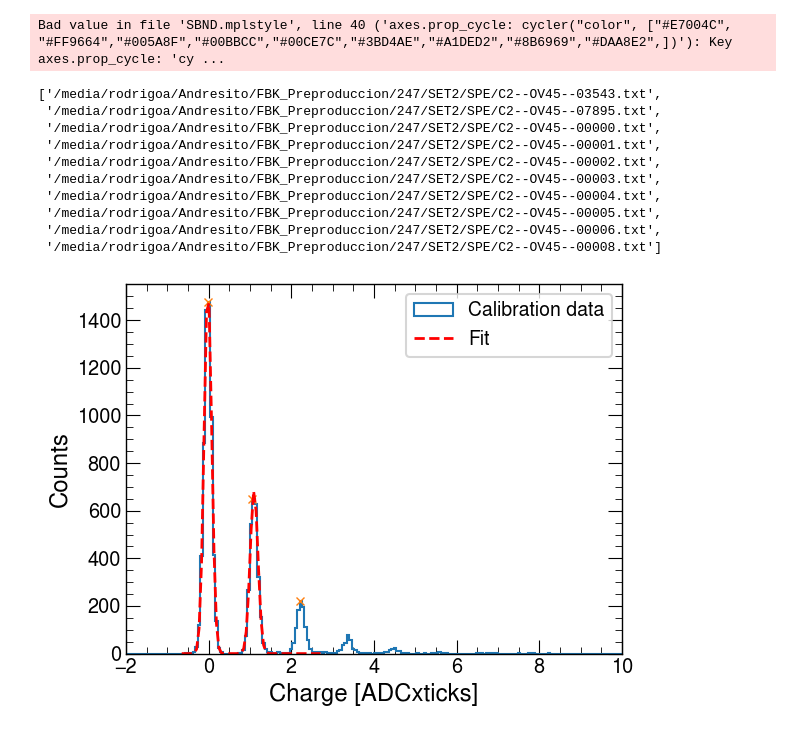
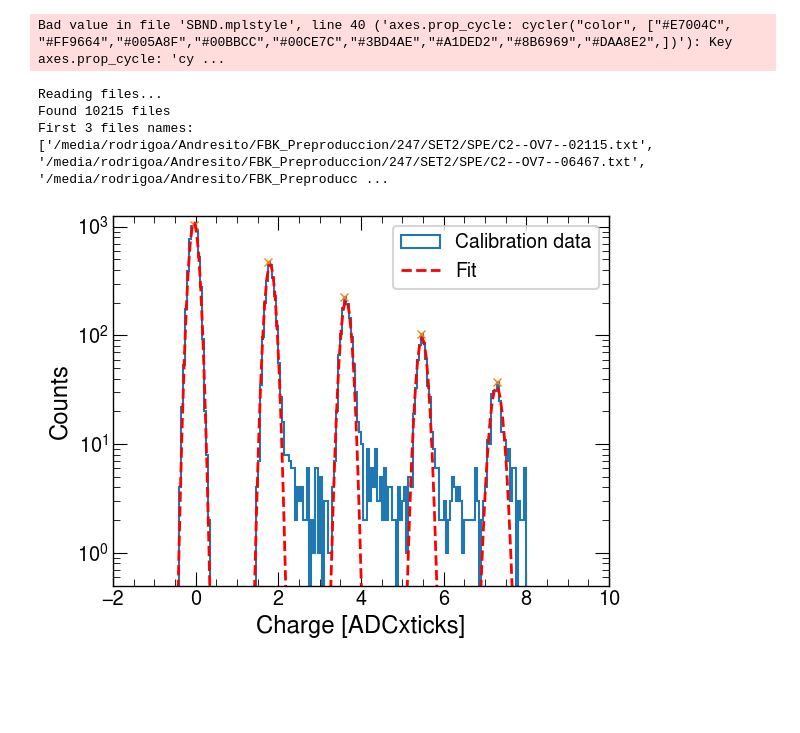
Before and after one commit to rodralva/DARK_CURRENT_FBK, a Jupyter notebook: test calib.ipynb, the cells around one changed output. Cells and saved outputs as stored; diff of their text form; code cells hidden in the pictures; blank space fills up the shorter version.

```diff
--- a/test calib.ipynb
+++ b/test calib.ipynb
@@ -9,25 +14,22 @@ plt.style.use('SBND.mplstyle')
 # %% [output]
 Bad value in file 'SBND.mplstyle', line 40 ('axes.prop_cycle: cycler("color", ["#E7004C", "#FF9664","#005A8F","#00BBCC","#00CE7C","#3BD4AE","#A1DED2","#8B6969","#DAA8E2",])'): Key axes.prop_cycle: 'cy ...
 # %%
-import glob
-DEBUG =False
 
-file_list = glob.glob('/media/rodrigoa/Andresito/FBK_Preproduccion/247/SET2/SPE/C2--OV45--**')
-
-file_list[:10]
+# file_list = glob.glob('/media/rodrigoa/Andresito/FBK_Preproduccion/247/SET2/SPE/C2--OV45--**')
-# %% [output]
-['/media/rodrigoa/Andresito/FBK_Preproduccion/247/SET2/SPE/C2--OV45--03543.txt',
- '/media/rodrigoa/Andresito/FBK_Preproduccion/247/SET2/SPE/C2--OV45--07895.txt',
- '/media/rodrigoa/Andresito/FBK_Preproduccion/247/SET2/SPE/C2--OV45--00000.txt',
- '/media/rodrigoa/Andresito/FBK_Preproduccion/247/SET2/SPE/C2--OV45--00001.txt',
- '/media/rodrigoa/Andresito/FBK_Preproduccion/247/SET2/SPE/C2--OV45--00002.txt',
- '/media/rodrigoa/Andresito/FBK_Preproduccion/247/SET2/SPE/C2--OV45--00003.txt',
- '/media/rodrigoa/Andresito/FBK_Preproduccion/247/SET2/SPE/C2--OV45--00004.txt',
- '/media/rodrigoa/Andresito/FBK_Preproduccion/247/SET2/SPE/C2--OV45--00005.txt',
- '/media/rodrigoa/Andresito/FBK_Preproduccion/247/SET2/SPE/C2--OV45--00006.txt',
- '/media/rodrigoa/Andresito/FBK_Preproduccion/247/SET2/SPE/C2--OV45--00008.txt']
 # %%
 #try reading the first file
+
+OV=7
+# OV=7
+# OV=7
+print('Reading files...')
+file_list = glob.glob('/media/rodrigoa/Andresito/FBK_Preproduccion/247/SET2/SPE/C2--OV'+str(OV)+'--**')
+
+print('Found {} files'.format(len(file_list)))
+print('First 3 files names:')
+print(file_list[:3])
+
+DEBUG =False
 
 file1_path = file_list[0]
 HEADER=3
@@ -64,6 +66,11 @@ if DEBUG:
     avg_ADCs=np.mean(ADCs,axis=0)
     plt.plot(avg_ADCs)
     plt.semilogy()
+# %% [output]
+Reading files...
+Found 10215 files
+First 3 files names:
+['/media/rodrigoa/Andresito/FBK_Preproduccion/247/SET2/SPE/C2--OV7--02115.txt', '/media/rodrigoa/Andresito/FBK_Preproduccion/247/SET2/SPE/C2--OV7--06467.txt', '/media/rodrigoa/Andresito/FBK_Preproducc ...
 # %%
 from scipy.optimize import curve_fit
 
@@ -110,49 +123,50 @@ plt.xlim(-2,10)
 
 # plt.semilogy()
 Bins=200
-r=[-2,10]
+r=[-2,8]
 
 
 
 counts,bins,_=plt.hist(charge ,bins=Bins,range=r,histtype='step',label="Calibration data");
 
 #find peaks
-peaks=find_peaks(counts,height=100,width=3)
+peaks=find_peaks(counts,height=10,width=1)
 plt.plot(bins[peaks[0]], counts[peaks[0]], "x")
 
 #right limit:(supossing same space between peaks, prevents adding more gaussians that the ones considered to be fitted)
 r_lim=peaks[0][-1]+ int (((peaks[0][-1]-peaks[0][-2]))/2)
 
 l_lim=peaks[0][0]- int (((peaks[0][1]-peaks[0][0]))/2)-2
 
-half=(bins[peaks[0]][1]-bins[peaks[0]][0])/2
+std=(bins[peaks[0]][1]-bins[peaks[0]][0])/4
 
 params=np.zeros(len(peaks[0])*3)
 params[0::3]=peaks[1]["peak_heights"]
 params[1::3]=bins[peaks[0]]
-params[2::3]=half
+params[2::3]=std
 
 vars,fit_y,qs=fit_gaussians(bins[:-1][l_lim:r_lim],counts[l_lim:r_lim],params)
 
 plt.plot(bins[:-1][l_lim:r_lim] +(bins[1]-bins[0])/2  ,fit_y,'--',color="red",label="Fit")
 plt.legend()
 plt.xlabel("Charge [ADCxticks]")
 plt.ylabel("Counts")
 # plt.xlim( bins[peaks[0]][0]-2*half,bins[peaks[0]][-1]+5*half)
 
 x = bins[:-1][l_lim:r_lim] + (bins[1] - bins[0]) / 2
 
 # for i in range(0, len(vars), 3):
 #     height = vars[i]
 #     center = vars[i + 1]
 #     width = vars[i + 2]
 #     gaussian = gauss(x, height, center, width)
 #     plt.plot(x, gaussian, color="tab:green")
 
-# plt.ylim(10,counts[peaks[0]][0]*1.2)
+plt.ylim(0.5,counts[peaks[0]][0]*1.2)
 
-# plt.semilogy()
 plt.legend(frameon=True,fontsize=14)
-plt.show()
+plt.savefig("Finger_plot_"+str(OV)+".png",dpi=300)
+plt.semilogy()
+plt.savefig("Finger_plot_log_"+str(OV)+".png",dpi=300)
 # %% [output]
-[figure, old version]
+[figure, new version]
```
Also changed, not shown: parts of 3 cells of this notebook, 12 other files.
